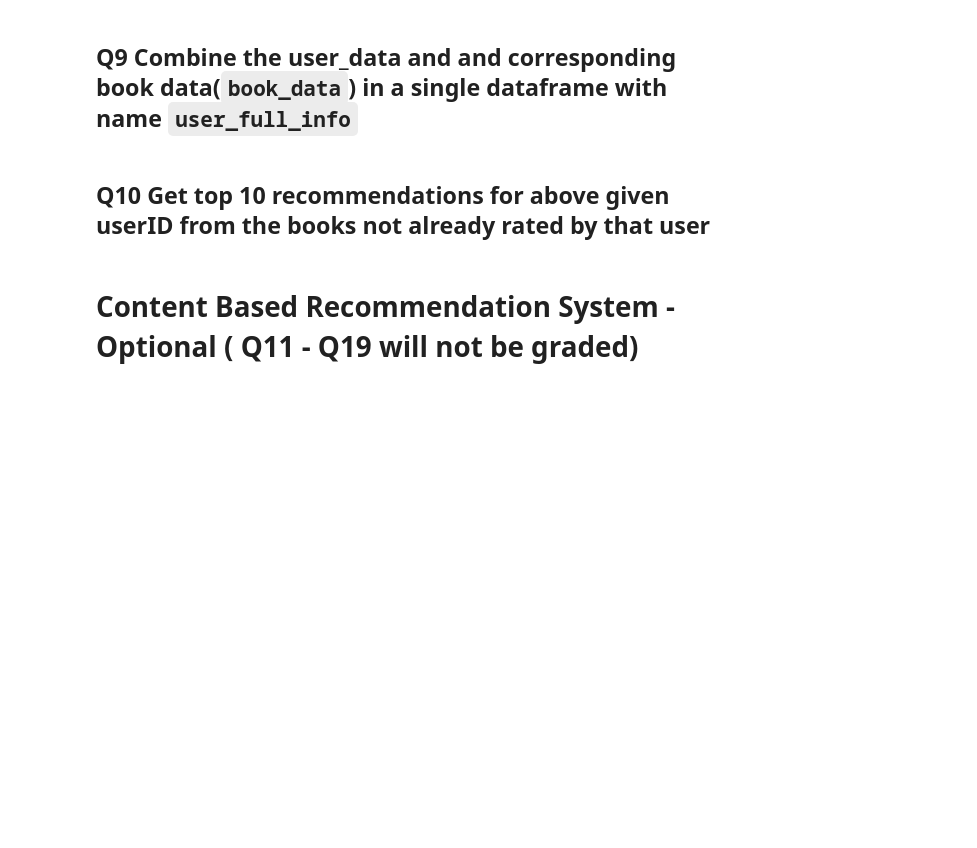
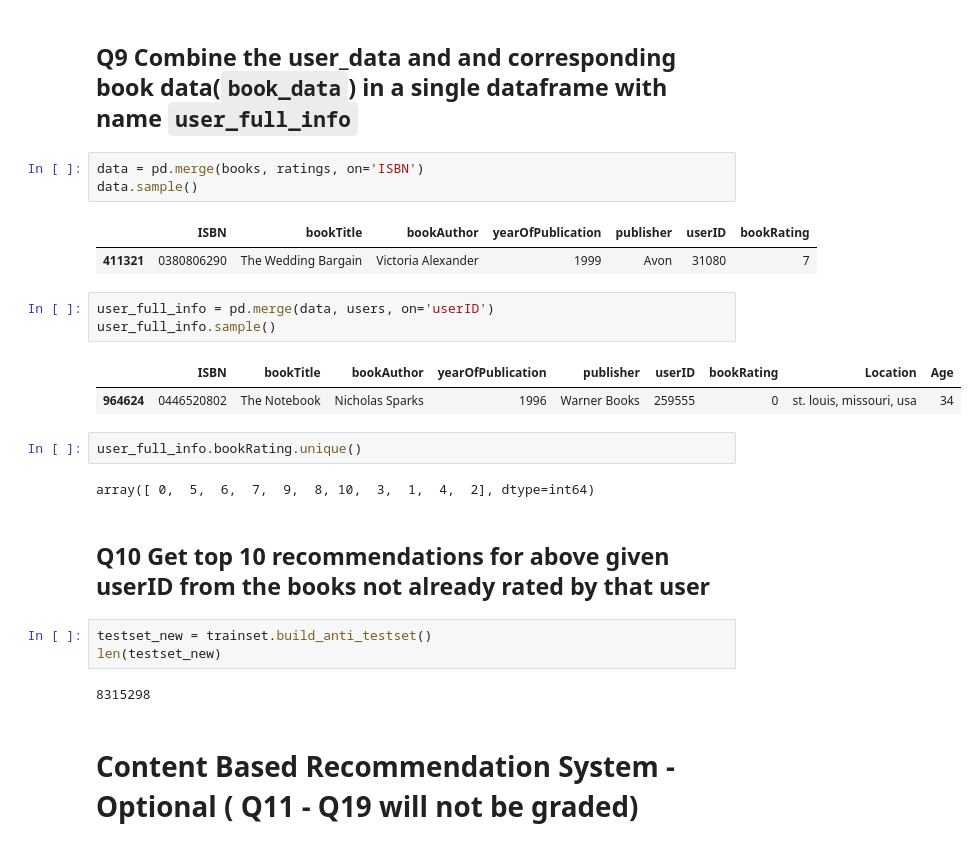
Before and after one commit to GreatLearningAIML1/mumbai-nov-batch-GundappaGavandi, a Jupyter notebook: R5_External_Lab_Collaborative_CBRS_PBRS.ipynb, the cells around one changed output. Drawn from its saved outputs; the diff is of its cells as text; blank space fills up the shorter version.

```diff
--- a/R5_External_Lab_Collaborative_CBRS_PBRS.ipynb
+++ b/R5_External_Lab_Collaborative_CBRS_PBRS.ipynb
@@ -506,7 +529,28 @@ userID = 2110
 # %% [markdown]
 ## Q9 Combine the user_data and and corresponding book data(`book_data`) in a single dataframe with name `user_full_info`
+# %%
+data = pd.merge(books, ratings, on='ISBN')
+data.sample()
+# %% [output]
+|  | ISBN | bookTitle | bookAuthor | yearOfPublication | publisher | userID | bookRating |
+| 411321 | 0380806290 | The Wedding Bargain | Victoria Alexander | 1999 | Avon | 31080 | 7 |
+# %%
+user_full_info = pd.merge(data, users, on='userID')
+user_full_info.sample()
+# %% [output]
+|  | ISBN | bookTitle | bookAuthor | yearOfPublication | publisher | userID | bookRating | Location | Age |
+| 964624 | 0446520802 | The Notebook | Nicholas Sparks | 1996 | Warner Books | 259555 | 0 | st. louis, missouri, usa | 34 |
+# %%
+user_full_info.bookRating.unique()
+# %% [output]
+array([ 0,  5,  6,  7,  9,  8, 10,  3,  1,  4,  2], dtype=int64)
 # %% [markdown]
 ## Q10 Get top 10 recommendations for above given userID from the books not already rated by that user
+# %%
+testset_new = trainset.build_anti_testset()
+len(testset_new)
+# %% [output]
+8315298
 # %% [markdown]
 # Content Based Recommendation System - Optional ( Q11 - Q19 will not be graded)
 # %% [markdown]
```
Also changed, not shown: parts of 7 cells of this notebook.
